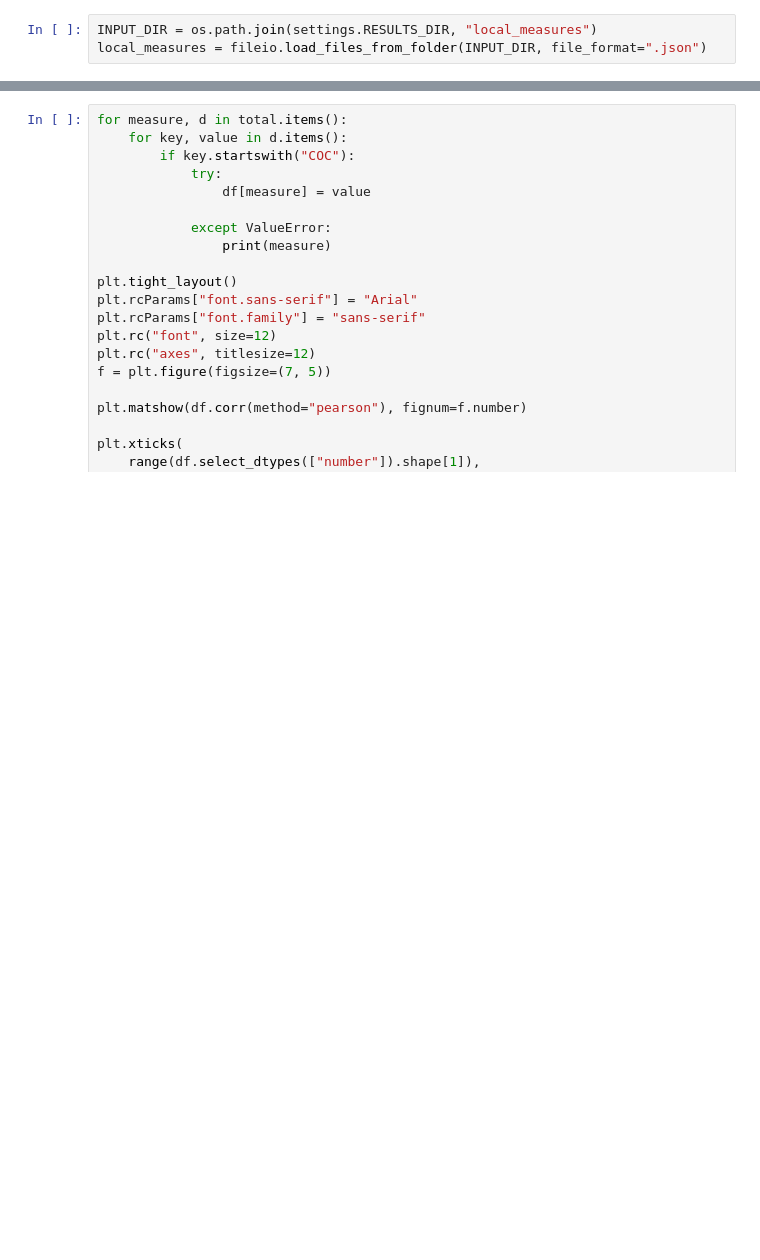
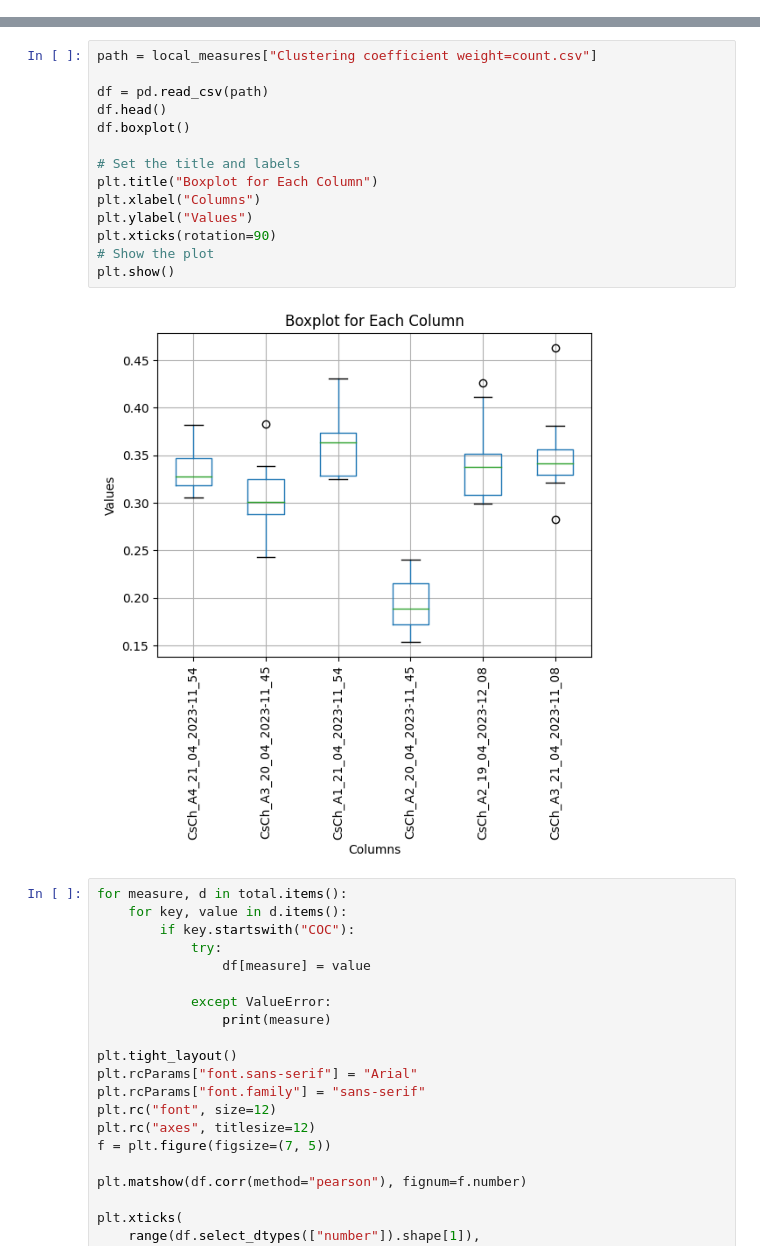
Before and after one commit to milanXpetrovic/drosophila-social-network-analysis, a Jupyter notebook: notebooks/local_measures.ipynb, the cells around one changed output, grey strips where cells are left out. Drawn from its saved outputs; the diff is of its cells as text; blank space fills up the shorter version.

```diff
--- a/notebooks/local_measures.ipynb
+++ b/notebooks/local_measures.ipynb
@@ -10,3 +12,0 @@ from src.utils import fileio, graph_utils
-# %%
-INPUT_DIR = os.path.join(settings.RESULTS_DIR, "local_measures")
-local_measures = fileio.load_files_from_folder(INPUT_DIR, file_format=".json")
@@ -16,3 +77,19 @@ with open(local_measures["Degree centrality.json"], 'r') as file:
+# %%
+path = local_measures["Clustering coefficient weight=count.csv"]
+
+df = pd.read_csv(path)
+df.head()
+df.boxplot()
+
+# Set the title and labels
+plt.title("Boxplot for Each Column")
+plt.xlabel("Columns")
+plt.ylabel("Values")
+plt.xticks(rotation=90)
+# Show the plot
+plt.show()
+# %% [output]
+[figure, added]
 # %%
 for measure, d in total.items():
     for key, value in d.items():
```
Also changed, not shown: parts of 5 cells of this notebook, 1 other file.
